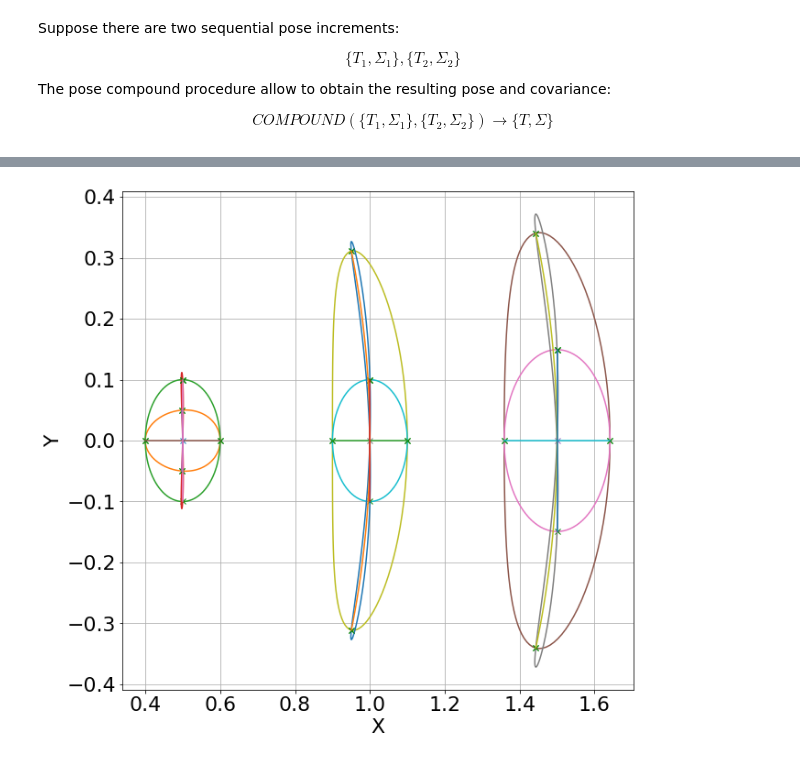
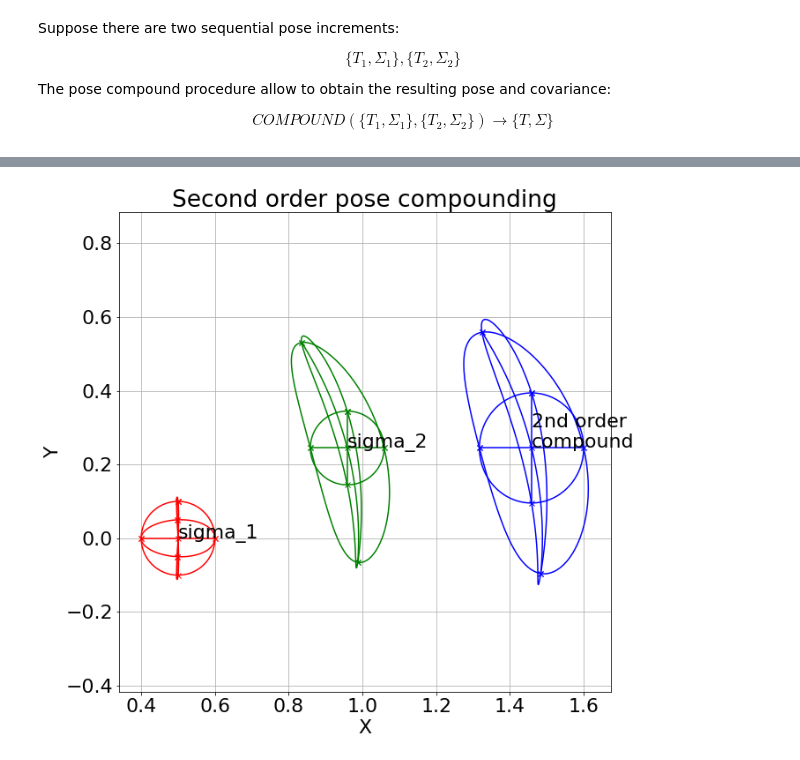
Before and after one commit to nosmokingsurfer/mrob_sandbox, a Jupyter notebook: ISP Research Project.ipynb, the cells around one changed output, grey strips where cells are left out. Cells and saved outputs as stored; diff of their text form; code cells hidden in the pictures.

Commit message:
4th order compounding is working. report is finished

```diff
--- a/ISP Research Project.ipynb
+++ b/ISP Research Project.ipynb
@@ -217,10 +210,16 @@ Covariance matrix $\Sigma$ is the size of 6x6, but in this project we will consi
 # %% [markdown]
 The following naive implementation proposed. It sequentially samples points from big circles which go through pairs of axis : **(yaw, x), (yaw, y), (x, y)**. Besides that, ellipsoid axis visualized for **(yaw, x, y)**.
 # %%
-def sigma_visualize(T, sigma, N=100, K=[1,1]):
+def sigma_visualize(T, sigma, N=100, K=[1,1], label="", color=None):
     N = 100
 
-    plt.plot(T.t()[0], T.t()[1],'x')
+    colors = list(matplotlib.colors.CSS4_COLORS.keys())
+
+    if color is None:
+        color = colors[np.random.randint(0, len(colors))]
+
+    plt.plot(T.t()[0], T.t()[1],'x',color=color)
+    plt.annotate(label, (T.t()[0], T.t()[1]))
     A = cholesky(sigma)
     for k in set(K):
         # plotting yaw & x plane
@@ -248,11 +247,11 @@ def sigma_visualize(T, sigma, N=100, K=[1,1]):
         poses = np.array([x.t() for x in propagated])
         poses = poses.reshape((-1,3))
 
-        plt.plot(poses[4:,0],poses[4:,1], label="{}-sigma yaw & x".format(k))
+        plt.plot(poses[4:,0],poses[4:,1], label="{}-sigma yaw & x".format(k), color=color)
 
         for i in range(len(labels)):
 #             plt.annotate(labels[i],xy = (poses[i,0],poses[i,1]), xytext = (poses[i,0]+0.01,poses[i,1]+0.01))
-            plt.plot(poses[i,0],poses[i,1],'x',color='green')
+            plt.plot(poses[i,0],poses[i,1],'x',color=color)
 
         # plotting x & y plane
         labels = ['+x','-x','+y','-y']
@@ -279,11 +278,11 @@ def sigma_visualize(T, sigma, N=100, K=[1,1]):
         poses = np.array([x.t() for x in propagated])
         poses = poses.reshape((-1,3))
 
-        plt.plot(poses[4:,0],poses[4:,1], label="{}-sigma x & y".format(k))
+        plt.plot(poses[4:,0],poses[4:,1], label="{}-sigma x & y".format(k), color=color)
 
         for i in range(len(labels)):
 #             plt.annotate(labels[i],xy = (poses[i,0],poses[i,1]), xytext = (poses[i,0]+0.01,poses[i,1]+0.01))
-            plt.plot(poses[i,0],poses[i,1],'x',color='green')
+            plt.plot(poses[i,0],poses[i,1],'x',color=color)
 
 
 
@@ -312,11 +311,11 @@ def sigma_visualize(T, sigma, N=100, K=[1,1]):
         poses = np.array([x.t() for x in propagated])
         poses = poses.reshape((-1,3))
 
-        plt.plot(poses[4:,0],poses[4:,1], label="{}-sigma yaw & y".format(k))
+        plt.plot(poses[4:,0],poses[4:,1], label="{}-sigma yaw & y".format(k),color=color)
 
         for i in range(len(labels)):
 #             plt.annotate(labels[i],xy = (poses[i,0],poses[i,1]), xytext = (poses[i,0]+0.01,poses[i,1]+0.01))
-            plt.plot(poses[i,0],poses[i,1],'x',color='green')
+            plt.plot(poses[i,0],poses[i,1],'x',color=color)
         # plotting yaw axis of ellipsoid
         points = []
 
@@ -336,7 +335,7 @@ def sigma_visualize(T, sigma, N=100, K=[1,1]):
         poses = np.array([x.t() for x in propagated])
         poses = poses.reshape((-1,3))
 
-        plt.plot(poses[:,0],poses[:,1])
+        plt.plot(poses[:,0],poses[:,1],color=color)
 
         # plotting x axis
         points = []
@@ -356,7 +355,7 @@ def sigma_visualize(T, sigma, N=100, K=[1,1]):
         poses = np.array([x.t() for x in propagated])
         poses = poses.reshape((-1,3))
 
-        plt.plot(poses[:,0],poses[:,1])
+        plt.plot(poses[:,0],poses[:,1],color=color)
 
         # plotting y axis
         points = []
@@ -377,7 +376,7 @@ def sigma_visualize(T, sigma, N=100, K=[1,1]):
         poses = np.array([x.t() for x in propagated])
         poses = poses.reshape((-1,3))
 
-        plt.plot(poses[:,0],poses[:,1])
+        plt.plot(poses[:,0],poses[:,1],color=color)
 
     plt.xlabel("X")
     plt.ylabel("Y")
@@ -440,5 +454,5 @@ $$
 # %%
-def compound_mc(T_1, sigma_1, T_2, sigma_2, M=1_0000):
+def compound_mc(T_1, sigma_1, T_2, sigma_2, M = 10_000):
 
     # generating distributions
     p1, xi1 = get_mc(T_1, sigma_1, N=M)
@@ -464,6 +478,6 @@ def compound_mc(T_1, sigma_1, T_2, sigma_2, M=1_0000):
 
         xi_m.append(T_m.mul(T.inv()).Ln())
 
-
+    # calculating cavirance of xi points coordinates
     sigma_mc = np.cov(np.array(xi_m).transpose())
     return T, sigma_mc
@@ -477,9 +484,10 @@ print(mrob.geometry.SE3(x).Ln())
 # %%
+# defining two poses with uncertainty to compound
 xi_1 = np.array([0,0,0,0.5,0,0])
 T_1 = mrob.geometry.SE3(xi_1)
 sigma_1 = np.diag([0,0,0.01,0.01,0.01,0])
 
-xi_2 = np.array([0,0,0,1.0,0,0])
+xi_2 = np.array([0,0,0.5,1.0,0,0])
 T_2 = mrob.geometry.SE3(xi_2)
 sigma_2 = np.diag([0,0,0.1,0.01,0.01,0])
 
@@ -533,10 +546,11 @@ T,sigma = compound_2nd(T_1, sigma_1, T_2, sigma_2)
 # %%
 plt.figure(figsize=(10,10))
-
-sigma_visualize(T_1, sigma_1)
-sigma_visualize(T_2, sigma_2)
-sigma_visualize(T,sigma)
+plt.title('Second order pose compounding')
+sigma_visualize(T_1, sigma_1, label='sigma_1',color='r')
+sigma_visualize(T_2, sigma_2, label='sigma_2',color='g')
+sigma_visualize(T,sigma, label='2nd order \ncompound',color='b')
 plt.grid()
+plt.axis('equal')
 plt.show()
 # %% [output]
-[figure, old version]
+[figure, new version]
```
Also changed, not shown: parts of 59 cells of this notebook.
